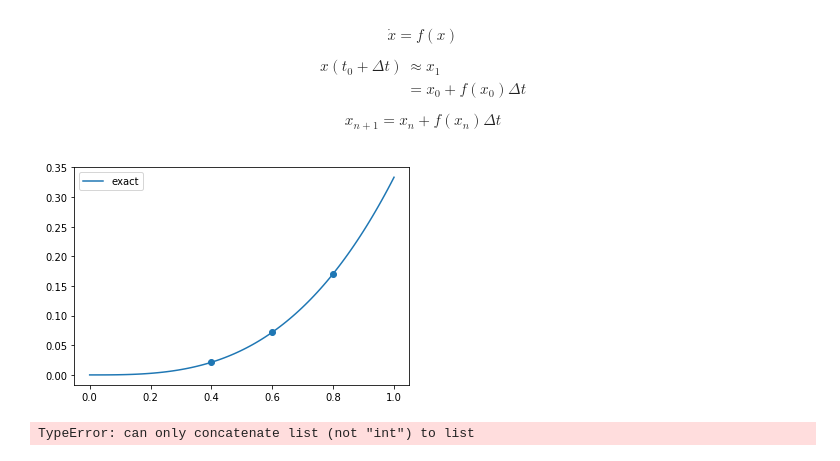
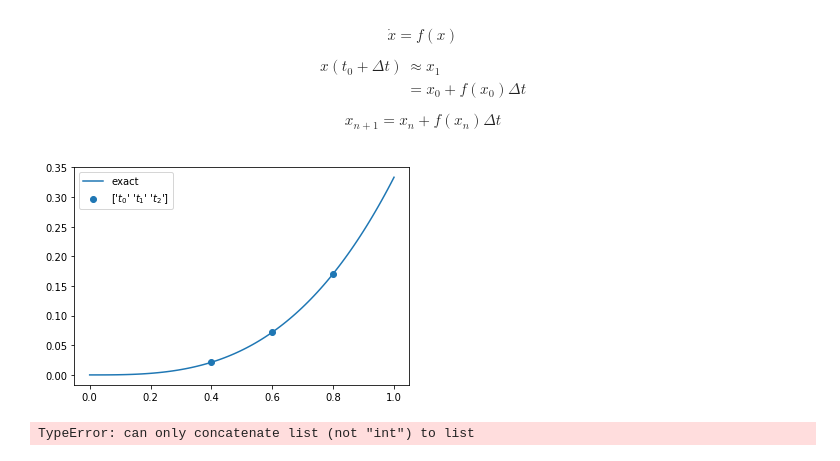
Before and after one commit to shumez/NLDC, a Jupyter notebook: c02/note.ipynb, the cells around one changed output. Drawn from its saved outputs; the diff is of its cells as text; code cells hidden in the pictures.

```diff
--- a/c02/note.ipynb
+++ b/c02/note.ipynb
@@ -586,36 +586,37 @@ x(t_0 + \Delta t) &\approx x_1 \\
 $$x_{n+1} = x_n + f(x_n) \Delta t$$
 # %%
 """
-ex:
-
 dx/dt = f(x) = x**(-1/2)
-x = 2 * x**(1/2)
+x(t) = F(x) = 2 * x**(1/2)
 """
 
 
 def f(x):
     y = x**2
     return y
 
-def g(x):
+def F(x):
     y = 1/3 * x**3
     return y
+
 def euler(x_n, t):
     x_n1 = x_n + f(x_n) * t
     return x_n1
 
 x = np.linspace(0, 1, 100)
 
 t = np.arange(0.4, 0.81, 0.2)
+label = np.array([r'$t_0$', r'$t_1$', r'$t_2$'])
 
 
-plt.plot(x,g(x), label='exact', c=c[0])
-plt.scatter(t, g(t))
+plt.plot(x, F(x), label='exact', c=c[0])
+plt.scatter(t, F(t), label=label)
+
 plt.legend(loc='best')
 
 plt.show()
 # %% [output]
-[figure, old version]
+[figure, new version]
 # %%
 import matplotlib.pyplot as plt
 import numpy as np
```
Also changed, not shown: parts of 2 cells of this notebook.
